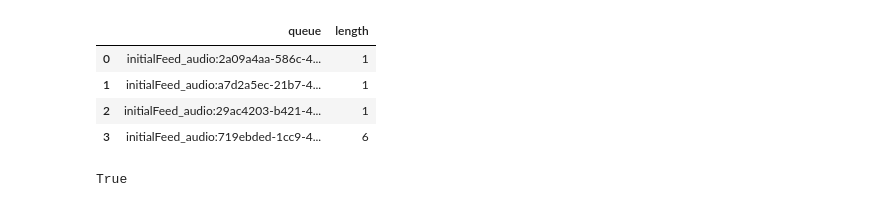
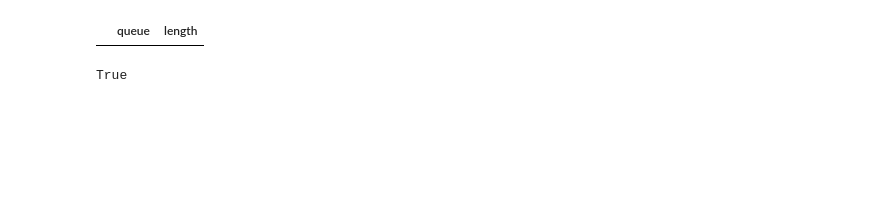
Before and after one commit to Vexa-ai/vexa-transcription-service, a Jupyter notebook: nbs/00_redis.ipynb, the cells around one changed output. Saved outputs shown, nothing was run; the diff lists cells and outputs as text; code cells hidden in the pictures; blank space fills up the shorter version.

```diff
--- a/nbs/00_redis.ipynb
+++ b/nbs/00_redis.ipynb
@@ -81,11 +89,8 @@ async def get_connection_queues(name, redis_client, min_length=1, pattern='*'):
-# %%
-await get_connection_queues('initialFeed_audio',redis_client)
-# %% [output]
-|  | queue | length |
-| 0 | initialFeed_audio:2a09a4aa-586c-4... | 1 |
-| 1 | initialFeed_audio:a7d2a5ec-21b7-4... | 1 |
-| 2 | initialFeed_audio:29ac4203-b421-4... | 1 |
-| 3 | initialFeed_audio:719ebded-1cc9-4... | 6 |
+# %%
+redis_inner_client = await get_inner_redis()
+await get_connection_queues('Audio2DiarizeQueue',redis_inner_client)
+# %% [output]
+|  | queue | length |
 # %%
 redis_client = await get_redis()
 # %%
```
Also changed, not shown: parts of 1 cell of this notebook, 8 other files.
